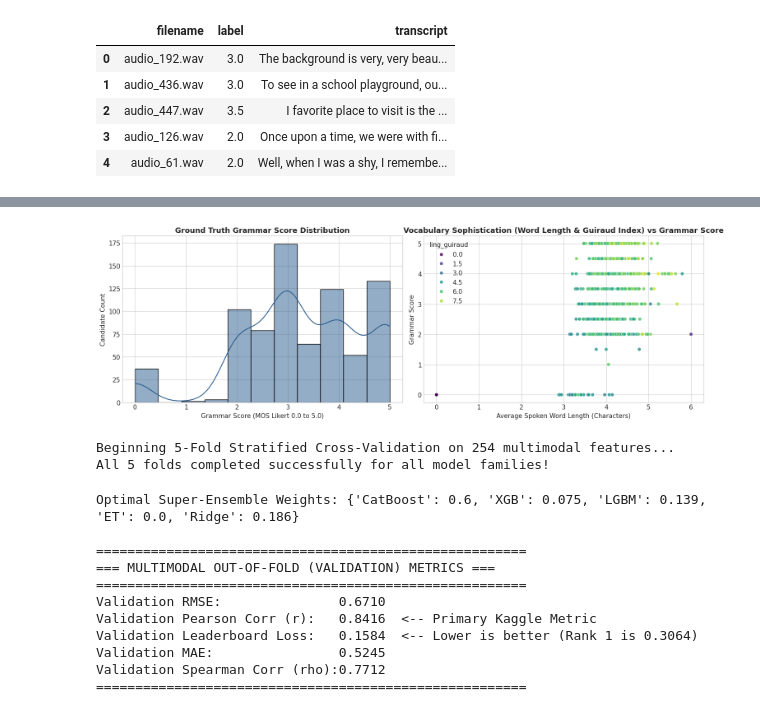
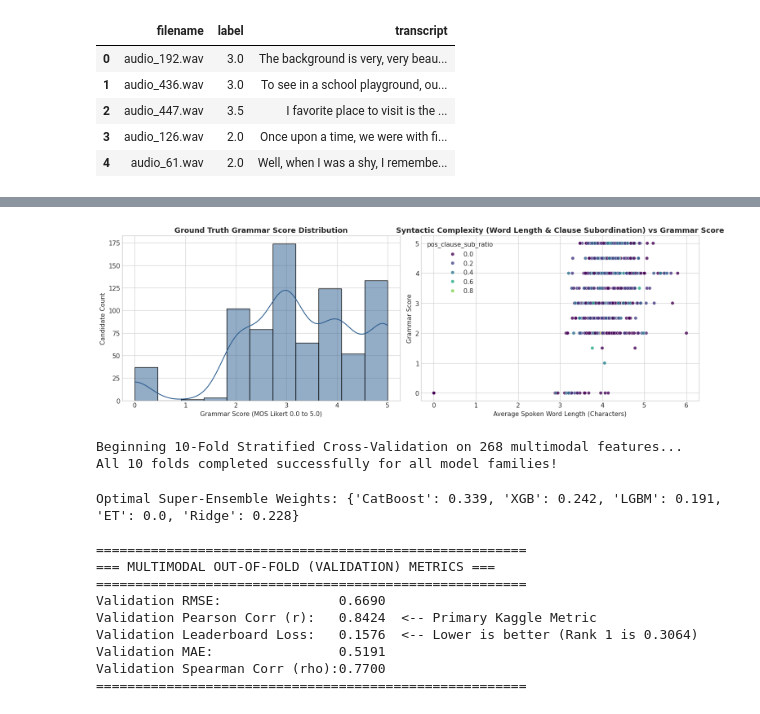
Before and after one commit to Sehaj64/shl-hiring-assessment-2026, a Jupyter notebook: Grammar_Scoring_Engine_SHL.ipynb, the cells around one changed output, grey strips where cells are left out. Drawn from its saved outputs; the diff is of its cells as text; code cells hidden in the pictures.

```diff
--- a/Grammar_Scoring_Engine_SHL.ipynb
+++ b/Grammar_Scoring_Engine_SHL.ipynb
@@ -194,22 +257,22 @@ Fused Multimodal Matrix: 254 features (218 acoustic + 36 linguistic/semantic)!
 # %%
 fig, axes = plt.subplots(1, 2, figsize=(15, 5))
 
 # Target distribution
 sns.histplot(y, bins=11, kde=True, color='#2b5c8f', ax=axes[0], edgecolor='black')
 axes[0].set_title("Ground Truth Grammar Score Distribution", fontsize=13, fontweight='bold')
 axes[0].set_xlabel("Grammar Score (MOS Likert 0.0 to 5.0)")
 axes[0].set_ylabel("Candidate Count")
 
 # Linguistic vs Score Scatter
-sns.scatterplot(x=train_ling['ling_avg_word_length'], y=y, hue=train_ling['ling_guiraud'], palette='viridis', ax=axes[1], alpha=0.8)
-axes[1].set_title("Vocabulary Sophistication (Word Length & Guiraud Index) vs Grammar Score", fontsize=13, fontweight='bold')
+sns.scatterplot(x=train_ling['ling_avg_word_length'], y=y, hue=train_ling['pos_clause_sub_ratio'], palette='viridis', ax=axes[1], alpha=0.8)
+axes[1].set_title("Syntactic Complexity (Word Length & Clause Subordination) vs Grammar Score", fontsize=13, fontweight='bold')
 axes[1].set_xlabel("Average Spoken Word Length (Characters)")
 axes[1].set_ylabel("Grammar Score")
 
 plt.tight_layout()
 plt.show()
 # %% [output]
-[figure, old version]
+[figure, new version]
 # %%
 medians = X.median()
 X = X.fillna(medians).replace([np.inf, -np.inf], 0)
@@ -220,7 +283,7 @@ strat_labels[strat_labels == 1.0] = 2.0
 strat_labels[strat_labels == 1.5] = 2.0
 strat_labels_cat = (strat_labels * 2).astype(int)
 
-n_splits = 5
+n_splits = 10
 skf = StratifiedKFold(n_splits=n_splits, shuffle=True, random_state=42)
 
 models = {
@@ -231,7 +294,7 @@ models = {
     'Ridge':    {'oof': np.zeros(len(y)), 'test': np.zeros(len(X_test))}
 }
 
-print(f"Beginning 5-Fold Stratified Cross-Validation on {X.shape[1]} multimodal features...")
+print(f"Beginning {n_splits}-Fold Stratified Cross-Validation on {X.shape[1]} multimodal features...")
 
 for fold, (train_idx, val_idx) in enumerate(skf.split(X, strat_labels_cat)):
     X_tr, y_tr = X.iloc[train_idx], y[train_idx]
@@ -273,10 +336,10 @@ for fold, (train_idx, val_idx) in enumerate(skf.split(X, strat_labels_cat)):
     models['Ridge']['oof'][val_idx] = ridge_pipe.predict(X_va)
     models['Ridge']['test'] += ridge_pipe.predict(X_test) / n_splits
 
-print("All 5 folds completed successfully for all model families!")
+print(f"All {n_splits} folds completed successfully for all model families!")
 # %% [output]
-Beginning 5-Fold Stratified Cross-Validation on 254 multimodal features...
-All 5 folds completed successfully for all model families!
+Beginning 10-Fold Stratified Cross-Validation on 268 multimodal features...
+All 10 folds completed successfully for all model families!
 # %%
 m_keys = ['CatBoost', 'XGB', 'LGBM', 'ET', 'Ridge']
 oof_matrix = np.column_stack([np.clip(models[k]['oof'], 0.0, 5.0) for k in m_keys])
@@ -287,7 +350,7 @@ def blend_loss(weights):
     pred = np.clip(oof_matrix @ w, 0.0, 5.0)
     return np.sqrt(mean_squared_error(y, pred))
 
-res = minimize(blend_loss, [0.50, 0.20, 0.10, 0.10, 0.10], method='SLSQP', bounds=[(0, 1)]*5, constraints={'type': 'eq', 'fun': lambda w: np.sum(w) - 1.0})
+res = minimize(blend_loss, [0.40, 0.20, 0.20, 0.05, 0.15], method='SLSQP', bounds=[(0, 1)]*5, constraints={'type': 'eq', 'fun': lambda w: np.sum(w) - 1.0})
 weights = res.x
 weight_dict = dict(zip(m_keys, np.round(weights, 3)))
 print(f"Optimal Super-Ensemble Weights: {weight_dict}")
@@ -314,16 +377,16 @@ print(f"Validation MAE:                {val_mae:.4f}")
 print(f"Validation Spearman Corr (rho):{val_spearman:.4f}")
 print("="*55)
 # %% [output]
-Optimal Super-Ensemble Weights: {'CatBoost': 0.6, 'XGB': 0.075, 'LGBM': 0.139, 'ET': 0.0, 'Ridge': 0.186}
+Optimal Super-Ensemble Weights: {'CatBoost': 0.339, 'XGB': 0.242, 'LGBM': 0.191, 'ET': 0.0, 'Ridge': 0.228}
 
 =======================================================
 === MULTIMODAL OUT-OF-FOLD (VALIDATION) METRICS ===
 =======================================================
-Validation RMSE:               0.6710
-Validation Pearson Corr (r):   0.8416  <-- Primary Kaggle Metric
-Validation Leaderboard Loss:   0.1584  <-- Lower is better (Rank 1 is 0.3064)
-Validation MAE:                0.5245
-Validation Spearman Corr (rho):0.7712
+Validation RMSE:               0.6690
+Validation Pearson Corr (r):   0.8424  <-- Primary Kaggle Metric
+Validation Leaderboard Loss:   0.1576  <-- Lower is better (Rank 1 is 0.3064)
+Validation MAE:                0.5191
+Validation Spearman Corr (rho):0.7700
 =======================================================
 # %%
 # ==============================================================================
```
Also changed, not shown: parts of 8 cells of this notebook, 8 other files.
